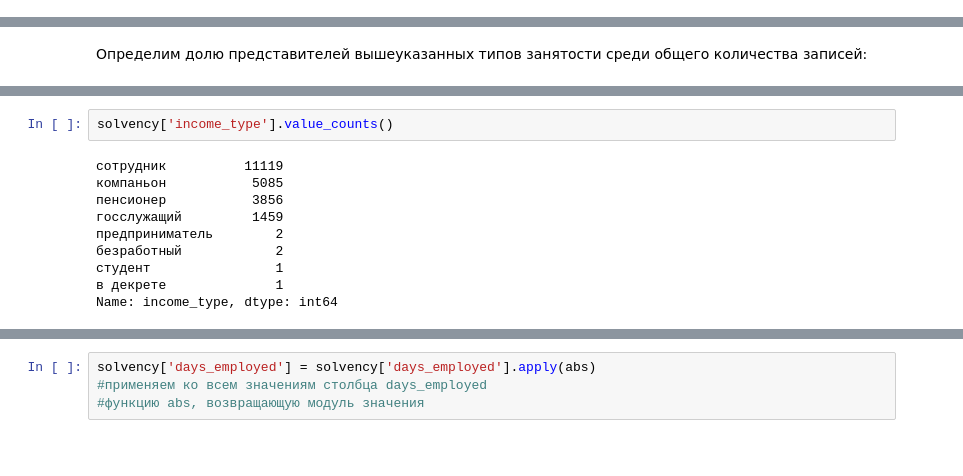
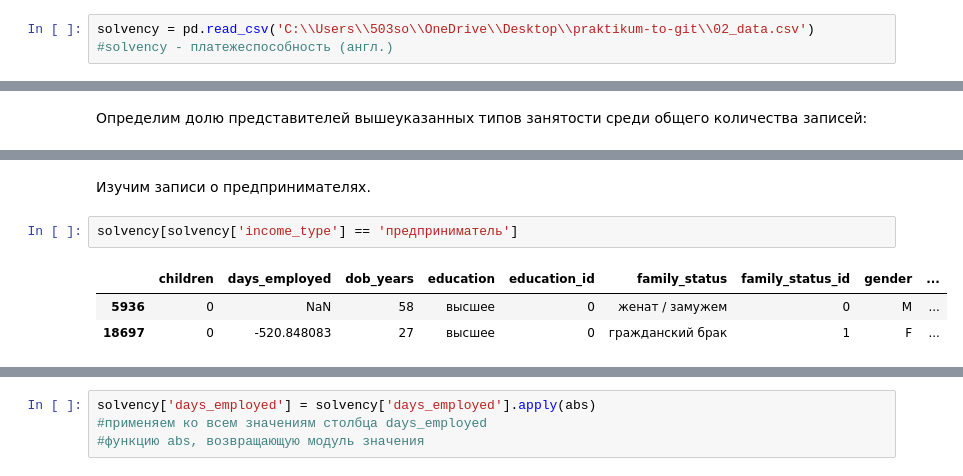
Before and after one commit to Grimmjaunt/yandex_practikum_projects, a Jupyter notebook: 02_reliability_of_borrowers/02_reliability_of_borrowers.ipynb, the cells around one changed output, grey strips where cells are left out. Saved outputs shown, nothing was run; the diff lists cells and outputs as text; blank space fills up the shorter version.

```diff
--- a/02_reliability_of_borrowers/02_reliability_of_borrowers.ipynb
+++ b/02_reliability_of_borrowers/02_reliability_of_borrowers.ipynb
@@ -46,0 +37,3 @@ solvency.head()
+# %%
+solvency = pd.read_csv('C:\\Users\\503so\\OneDrive\\Desktop\\praktikum-to-git\\02_data.csv')
+#solvency - платежеспособность (англ.)
@@ -196,12 +188,8 @@ for inc_type in solvency_na['income_type'].unique():
+# %% [markdown]
+Изучим записи о предпринимателях.
 # %%
-solvency['income_type'].value_counts()
+solvency[solvency['income_type'] == 'предприниматель']
 # %% [output]
-сотрудник          11119
-компаньон           5085
-пенсионер           3856
-госслужащий         1459
-предприниматель        2
-безработный            2
-студент                1
-в декрете              1
-Name: income_type, dtype: int64
+|  | children | days_employed | dob_years | education | education_id | family_status | family_status_id | gender | ... |
+| 5936 | 0 | NaN | 58 | высшее | 0 | женат / замужем | 0 | M | ... |
+| 18697 | 0 | -520.848083 | 27 | высшее | 0 | гражданский брак | 1 | F | ... |
```
Also changed, not shown: parts of 77 cells of this notebook.
